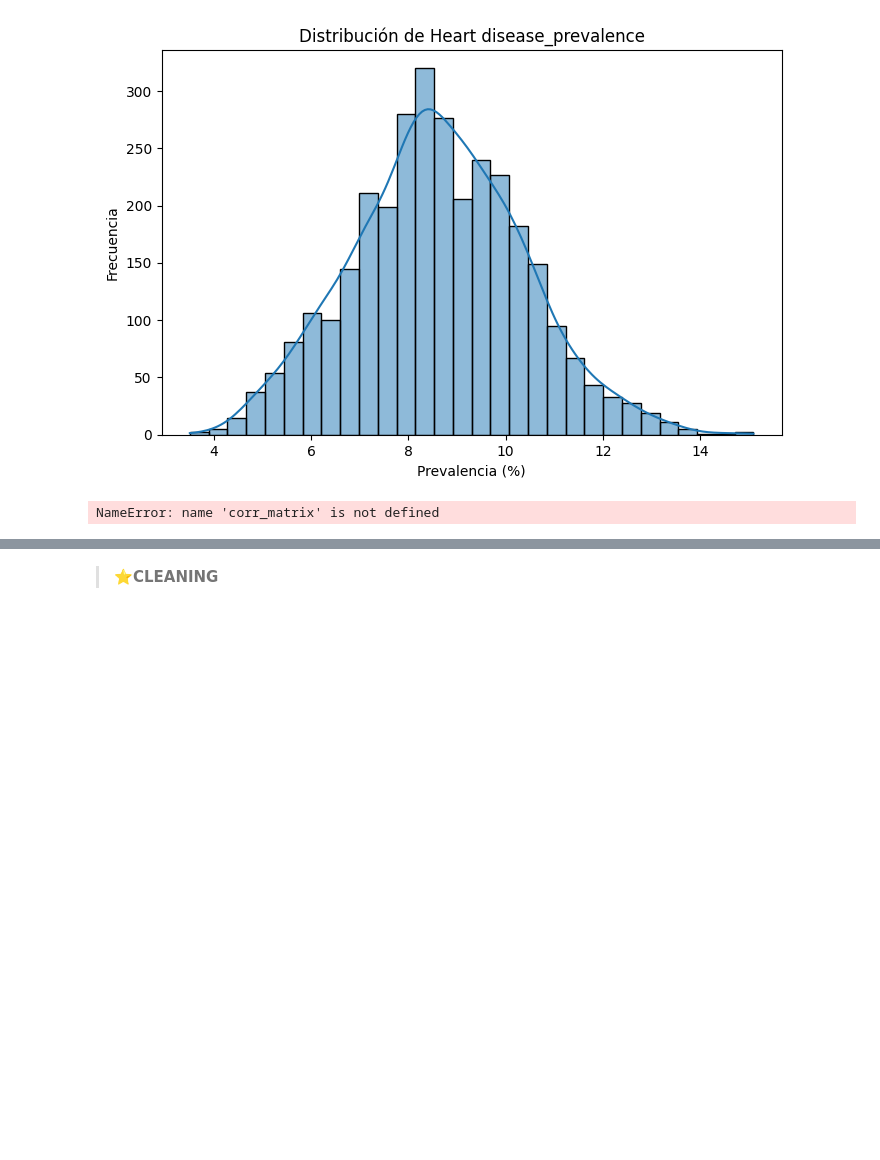
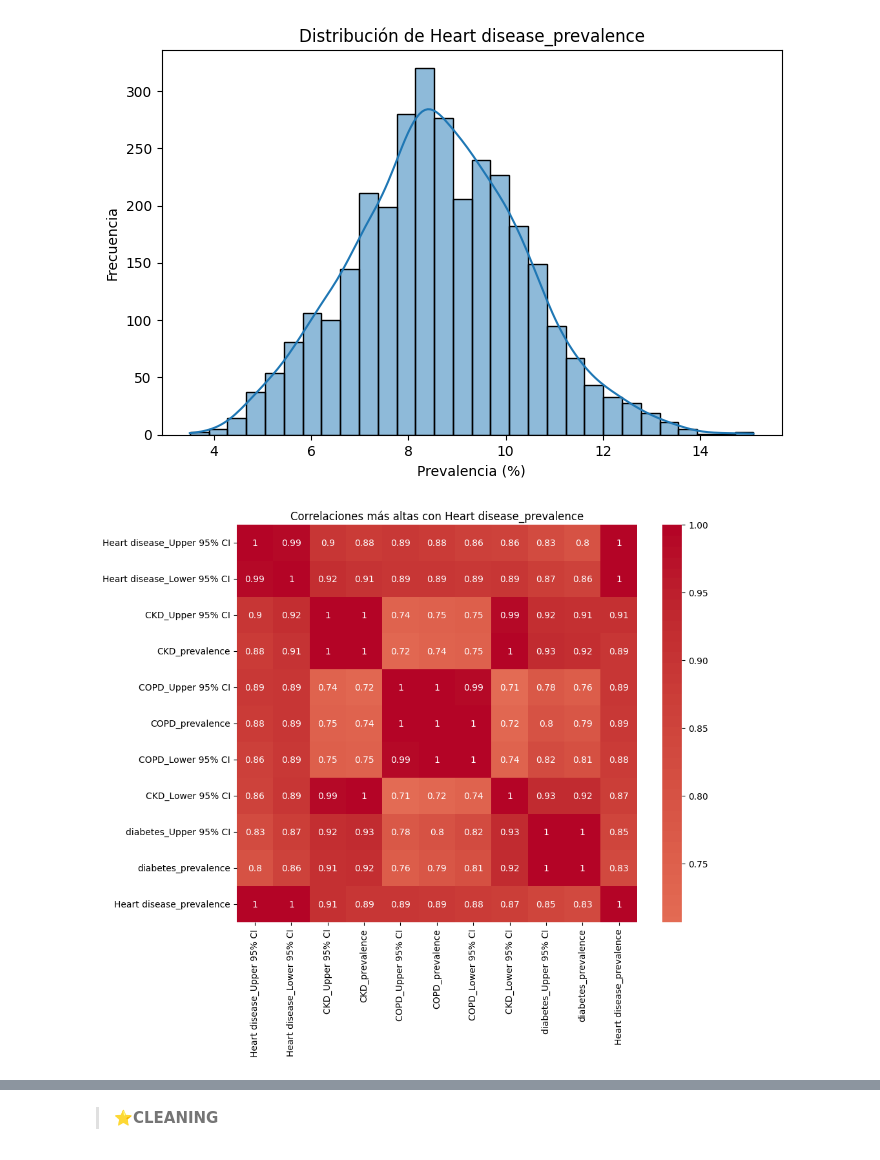
Before and after one commit to mvlarra/Project_ML_Linear_Regression_regularized_VL, a Jupyter notebook: Project_ML_Linear_Regresion_Regularized_VL.ipynb, the cells around one changed output, grey strips where cells are left out. Drawn from its saved outputs; the diff is of its cells as text; code cells hidden in the pictures; blank space fills up the shorter version.

```diff
--- a/Project_ML_Linear_Regresion_Regularized_VL.ipynb
+++ b/Project_ML_Linear_Regresion_Regularized_VL.ipynb
@@ -359,18 +314,21 @@ plt.show()
 # %%
 # Heatmap con solo las 10+ variables más correlacionadas con el target
 # ========================================================================
 
 # Esto hace zoom solo en lo más importante para no perderse en una sopa de 100 columnas
+
+# Matriz de correlación (solo numéricas)
+corr_matrix = df_raw.corr(numeric_only=True)
 
 top_corr = corr_matrix[target].drop(target).abs().sort_values(ascending=False).head(10).index
 subset_corr = df_raw[top_corr.tolist() + [target]].corr()
 
 plt.figure(figsize=(10, 8))
 sns.heatmap(subset_corr, annot=True, cmap='coolwarm', center=0)
 plt.title(f"Correlaciones más altas con {target}")
 plt.show()
 # %% [output]
-NameError: name 'corr_matrix' is not defined
+[figure, added]
 # %%
 # ◯ Análisis del heatmap de correlaciones altas
 #    -------------------------------------------------------------------------------
```
Also changed, not shown: parts of 6 cells of this notebook.
